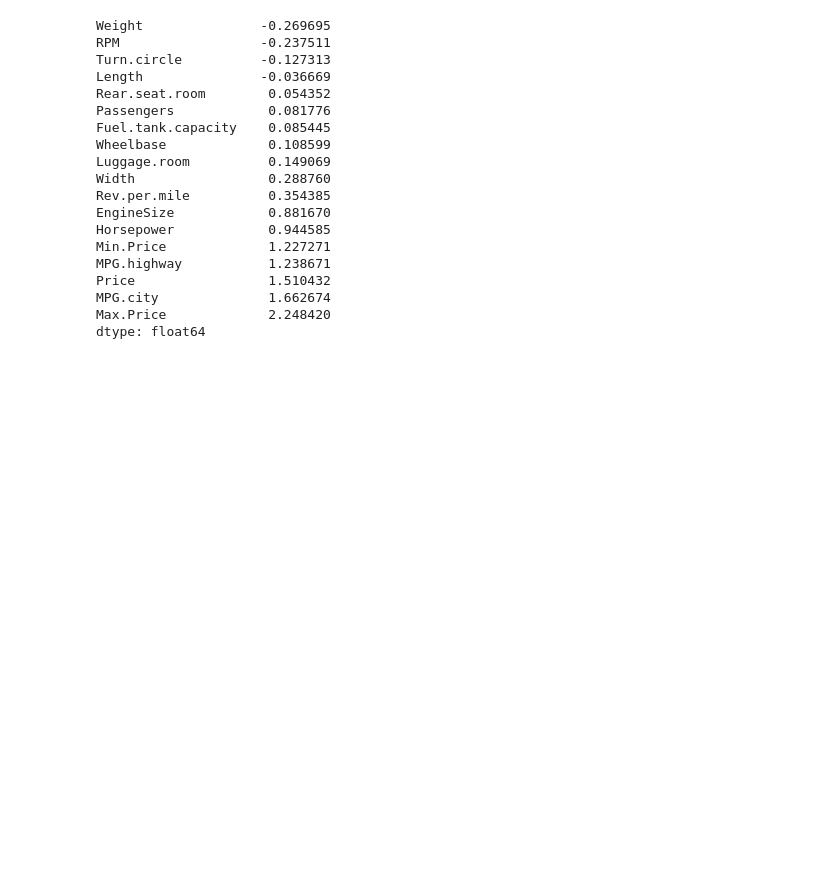
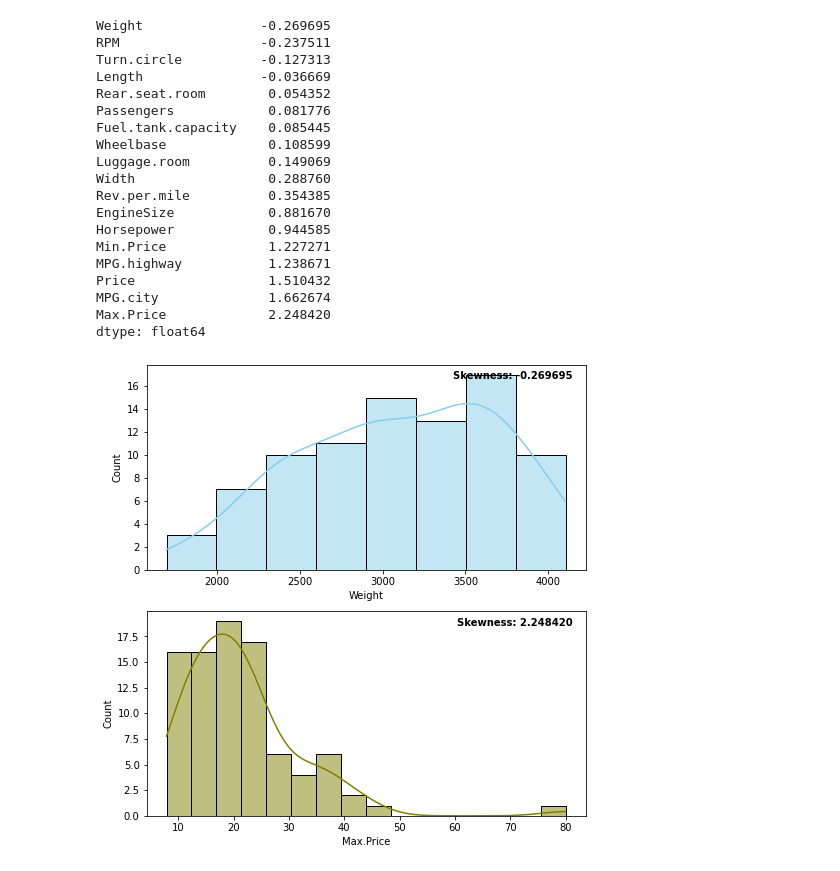
Before and after one commit to yunju-m/DAP, a Jupyter notebook: lecture3.ipynb, the cells around one changed output. Drawn from its saved outputs; the diff is of its cells as text; code cells hidden in the pictures; blank space fills up the shorter version.

```diff
--- a/lecture3.ipynb
+++ b/lecture3.ipynb
@@ -75,3 +75,35 @@ Price                 1.510432
 MPG.city              1.662674
 Max.Price             2.248420
 dtype: float64
+# %%
+import matplotlib.pyplot as plt
+import seaborn as sns
+
+f, axes = plt.subplots(2, 1, figsize=(7, 7))
+
+# Get attribute with lowest skewness value
+highSkewAttribute = df[skewness.index[0]]
+
+# Plot distplot
+ax = axes[0]
+sns.histplot(data=df, x=highSkewAttribute, color="skyblue", ax=ax, kde=True)
+
+# Add legend
+ax.text(x=0.97, y=0.97, transform=ax.transAxes, s="Skewness: %f" % highSkewAttribute.skew(),
+      fontweight='demibold', fontsize=10, verticalalignment='top', horizontalalignment='right')
+
+
+# Get attribute with highest skewness value
+lowSkewAttribute = df[skewness.index[-1]]
+ax = axes[1]
+
+# Plot distplot
+sns.histplot(data=df, x=lowSkewAttribute, color="olive", ax=ax, kde=True)
+
+# Add legend
+ax.text(x=0.97, y=0.97, transform=ax.transAxes, s="Skewness: %f" % lowSkewAttribute.skew(),
+        fontweight='demibold', fontsize=10, verticalalignment='top', horizontalalignment='right')
+
+plt.tight_layout()
+# %% [output]
+[figure, added]
```
Also changed, not shown: parts of 5 cells of this notebook.
